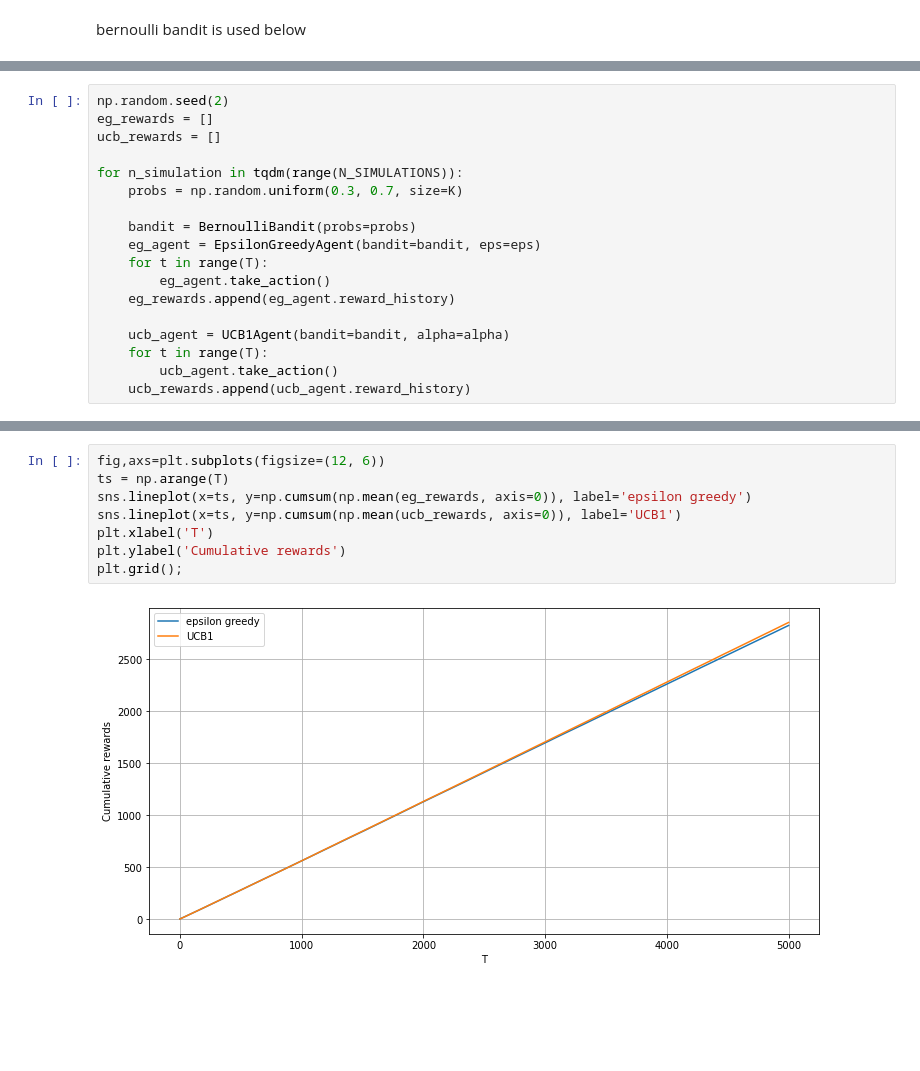
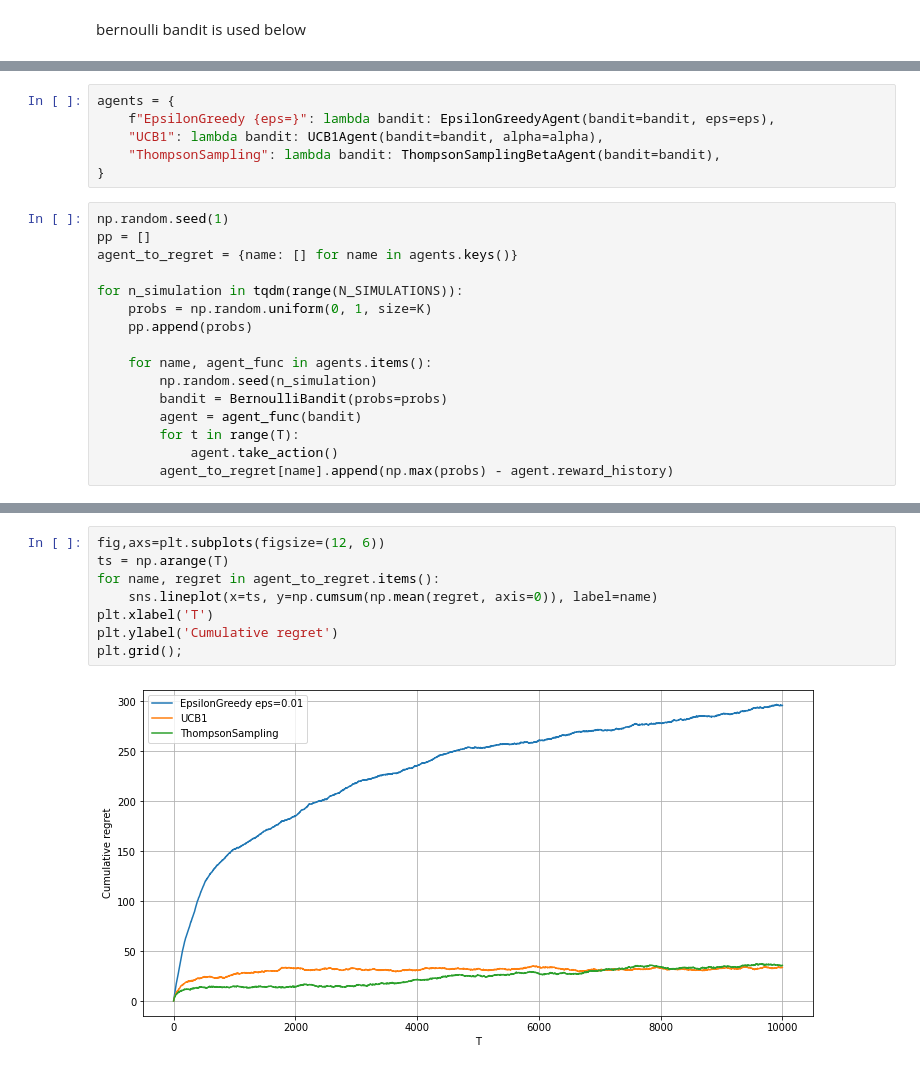
Before and after one commit to thxi/hse_thesis, a Jupyter notebook: notebooks/SimpleBandits.ipynb, the cells around one changed output, grey strips where cells are left out. Cells and saved outputs as stored; diff of their text form; blank space fills up the shorter version.

Commit message:
add thompson sampling

```diff
--- a/notebooks/SimpleBandits.ipynb
+++ b/notebooks/SimpleBandits.ipynb
@@ -34,19 +33,23 @@ alpha = 0.1
 alpha = 1
+# %%
+agents = {
+    f"EpsilonGreedy {eps=}": lambda bandit: EpsilonGreedyAgent(bandit=bandit, eps=eps),
+    "UCB1": lambda bandit: UCB1Agent(bandit=bandit, alpha=alpha),
+    "ThompsonSampling": lambda bandit: ThompsonSamplingBetaAgent(bandit=bandit),
+}
 # %%
-np.random.seed(2)
-eg_rewards = []
-ucb_rewards = []
+np.random.seed(1)
+pp = []
+agent_to_regret = {name: [] for name in agents.keys()}
 
 for n_simulation in tqdm(range(N_SIMULATIONS)):
-    probs = np.random.uniform(0.3, 0.7, size=K)
+    probs = np.random.uniform(0, 1, size=K)
+    pp.append(probs)
 
-    bandit = BernoulliBandit(probs=probs)
-    eg_agent = EpsilonGreedyAgent(bandit=bandit, eps=eps)
-    for t in range(T):
-        eg_agent.take_action()
-    eg_rewards.append(eg_agent.reward_history)
-
-    ucb_agent = UCB1Agent(bandit=bandit, alpha=alpha)
-    for t in range(T):
-        ucb_agent.take_action()
-    ucb_rewards.append(ucb_agent.reward_history)
+    for name, agent_func in agents.items():
+        np.random.seed(n_simulation)
+        bandit = BernoulliBandit(probs=probs)
+        agent = agent_func(bandit)
+        for t in range(T):
+            agent.take_action()
+        agent_to_regret[name].append(np.max(probs) - agent.reward_history)
@@ -53,10 +72,10 @@ for n_simulation in tqdm(range(N_SIMULATIONS)):
 # %%
 fig,axs=plt.subplots(figsize=(12, 6))
 ts = np.arange(T)
-sns.lineplot(x=ts, y=np.cumsum(np.mean(eg_rewards, axis=0)), label='epsilon greedy')
-sns.lineplot(x=ts, y=np.cumsum(np.mean(ucb_rewards, axis=0)), label='UCB1')
+for name, regret in agent_to_regret.items():
+    sns.lineplot(x=ts, y=np.cumsum(np.mean(regret, axis=0)), label=name)
 plt.xlabel('T')
-plt.ylabel('Cumulative rewards')
+plt.ylabel('Cumulative regret')
 plt.grid();
 # %% [output]
-[figure, old version]
+[figure, new version]
```
Also changed, not shown: parts of 21 cells of this notebook, 1 other file.
